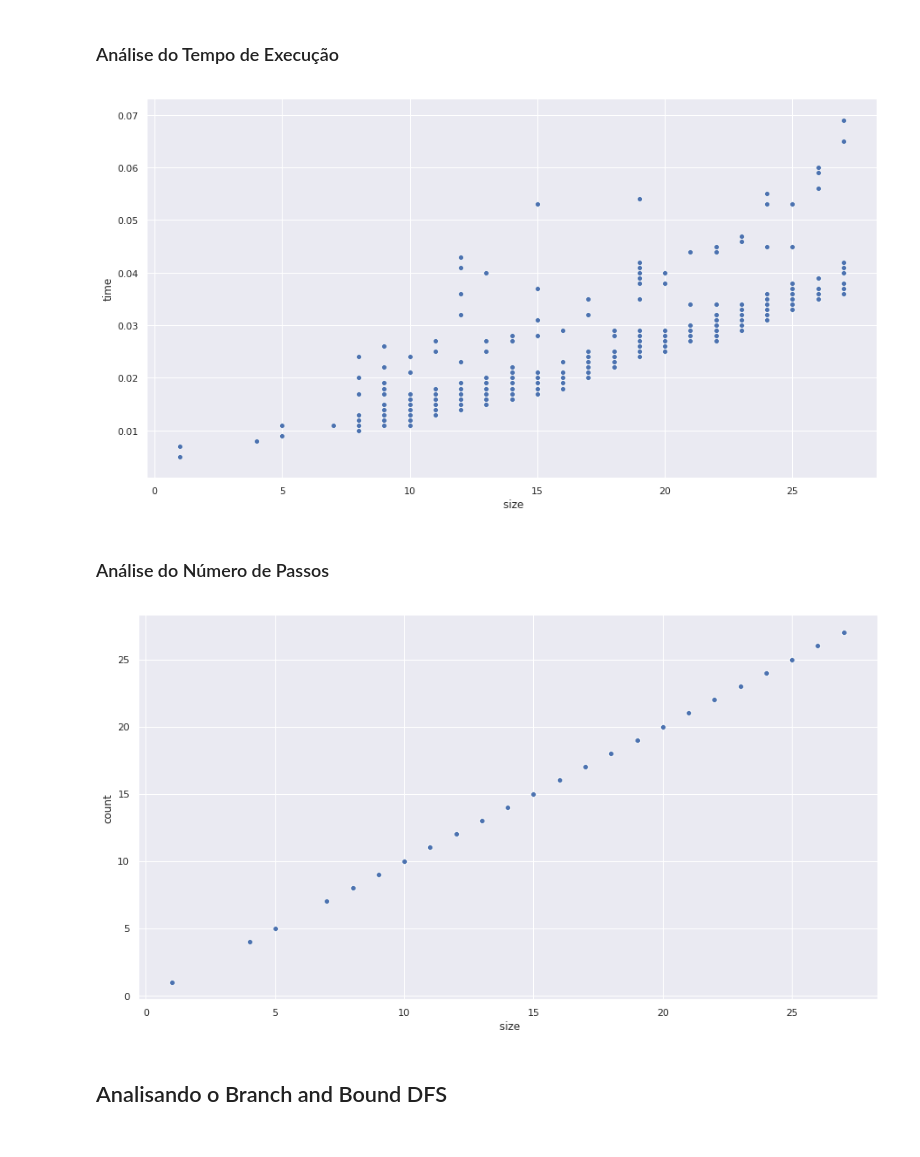
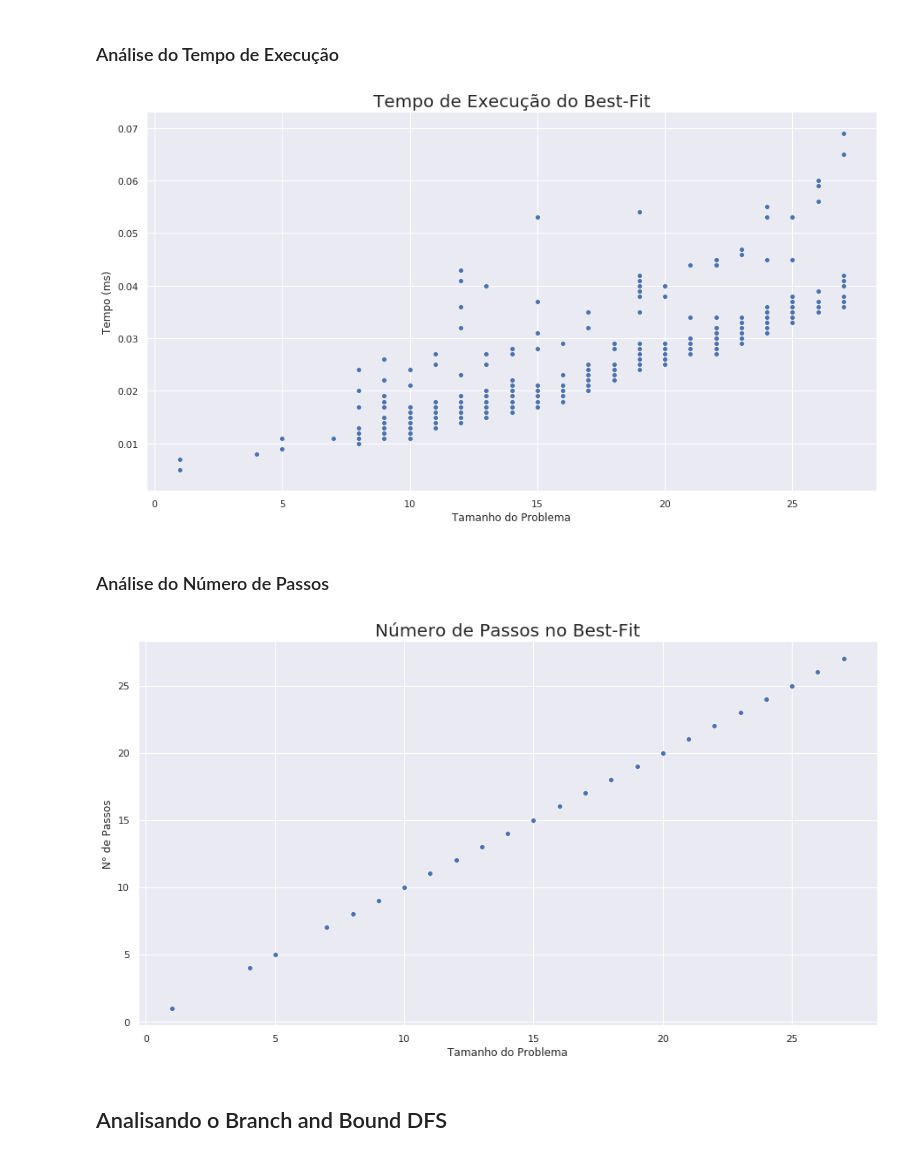
Before and after one commit to TNanukem/Knapsack-AI, a Jupyter notebook: analise_resultados.ipynb, the cells around one changed output. Saved outputs shown, nothing was run; the diff lists cells and outputs as text; code cells hidden in the pictures.

```diff
--- a/analise_resultados.ipynb
+++ b/analise_resultados.ipynb
@@ -40,0 +19,4 @@ results
+# %%
+results = pd.read_csv("out.csv")
+results.rename({" size": "Tamanho do Problema", "time":"Tempo (ms)", "count":"N° de Passos"}, inplace=True, axis=1)
+results
@@ -135,18 +138,20 @@ Como podemos ver, o Best-Fit não teve problema de estourar o número de passos.
 ### Análise do Tempo de Execução
 # %%
 plt.figure(figsize=(15,8))
-sns.scatterplot(x = best_fit[" size"], y = best_fit["time"])
+plt.title("Tempo de Execução do Best-Fit", fontdict={"fontsize": 20})
+sns.scatterplot(x = best_fit["Tamanho do Problema"], y = best_fit["Tempo (ms)"])
 plt.savefig("graficos/best_tempo")
 # %% [output]
-[figure, old version]
+[figure, new version]
 # %% [markdown]
 ### Análise do Número de Passos
 # %%
 plt.figure(figsize=(15,8))
-sns.scatterplot(x = best_fit[" size"], y = best_fit["count"])
+plt.title("Número de Passos no Best-Fit", fontdict={"fontsize": 20})
+sns.scatterplot(x = best_fit["Tamanho do Problema"], y = best_fit["N° de Passos"])
 plt.savefig("graficos/best_passos")
 # %% [output]
-[figure, old version]
+[figure, new version]
 # %% [markdown]
 ## Analisando o Branch and Bound DFS
 # %%
```
Also changed, not shown: parts of 22 cells of this notebook, 1 other file.
